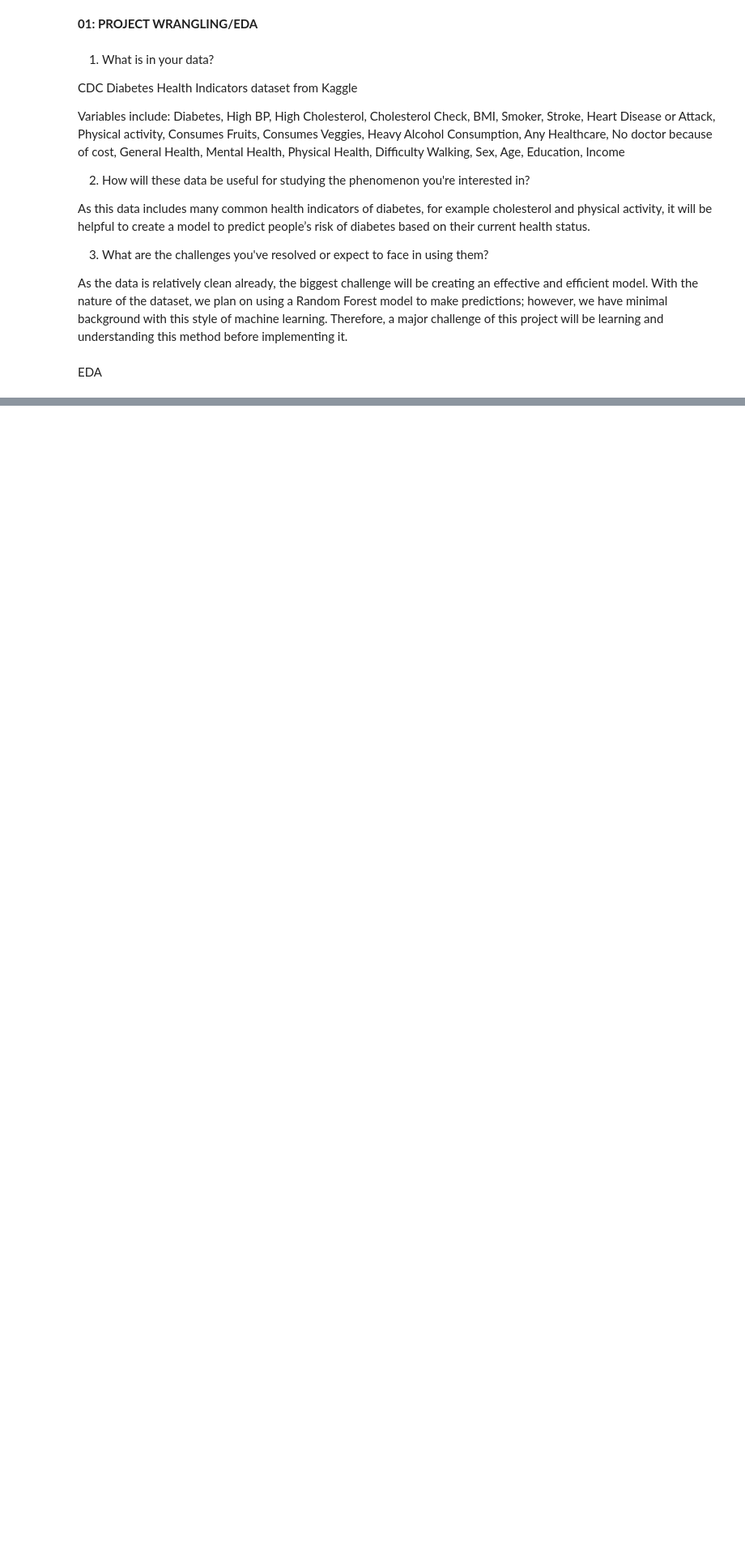
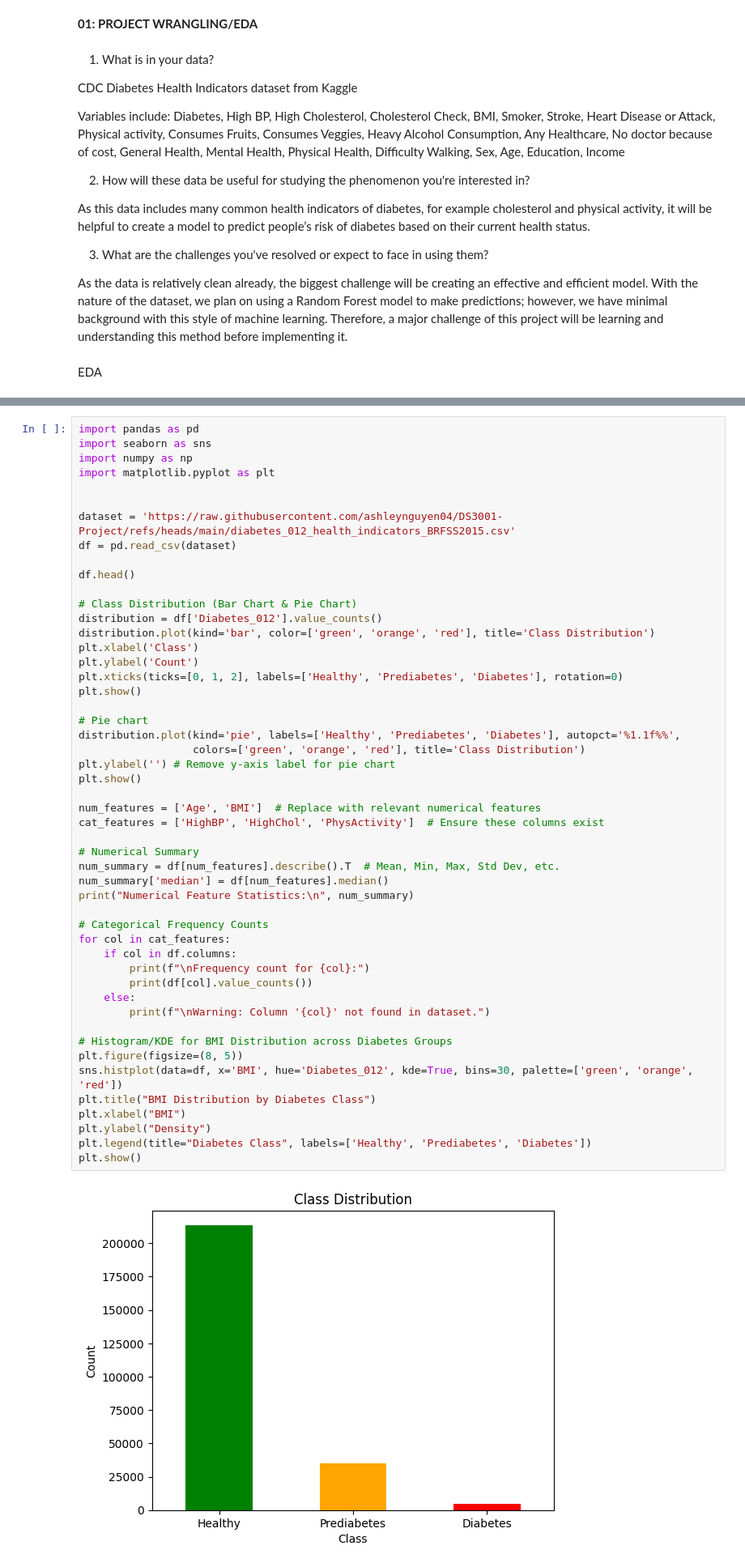
Before and after one commit to ashleynguyen04/DS3001-Project, a Jupyter notebook: projectnotebook.ipynb, the cells around one changed output, grey strips where cells are left out. Shown at 81% size. Cells and saved outputs as stored; diff of their text form; blank space fills up the shorter version.

Commit message:
basic plots and charts - need to change

```diff
--- a/projectnotebook.ipynb
+++ b/projectnotebook.ipynb
@@ -40,0 +22,52 @@ df.head()
+# %%
+import pandas as pd
+import seaborn as sns
+import numpy as np
+import matplotlib.pyplot as plt
+
+
+dataset = 'https://raw.githubusercontent.com/ashleynguyen04/DS3001-Project/refs/heads/main/diabetes_012_health_indicators_BRFSS2015.csv'
+df = pd.read_csv(dataset)
+
+df.head()
+
+# Class Distribution (Bar Chart & Pie Chart)
+distribution = df['Diabetes_012'].value_counts()
+distribution.plot(kind='bar', color=['green', 'orange', 'red'], title='Class Distribution')
+plt.xlabel('Class')
+plt.ylabel('Count')
+plt.xticks(ticks=[0, 1, 2], labels=['Healthy', 'Prediabetes', 'Diabetes'], rotation=0)
+plt.show()
+
+# Pie chart
+distribution.plot(kind='pie', labels=['Healthy', 'Prediabetes', 'Diabetes'], autopct='%1.1f%%',
+                  colors=['green', 'orange', 'red'], title='Class Distribution')
+plt.ylabel('') # Remove y-axis label for pie chart
+plt.show()
+
+num_features = ['Age', 'BMI']  # Replace with relevant numerical features
+cat_features = ['HighBP', 'HighChol', 'PhysActivity']  # Ensure these columns exist
+
+# Numerical Summary
+num_summary = df[num_features].describe().T  # Mean, Min, Max, Std Dev, etc.
+num_summary['median'] = df[num_features].median()
+print("Numerical Feature Statistics:\n", num_summary)
+
+# Categorical Frequency Counts
+for col in cat_features:
+    if col in df.columns:
+        print(f"\nFrequency count for {col}:")
+        print(df[col].value_counts())
+    else:
+        print(f"\nWarning: Column '{col}' not found in dataset.")
+
+# Histogram/KDE for BMI Distribution across Diabetes Groups
+plt.figure(figsize=(8, 5))
+sns.histplot(data=df, x='BMI', hue='Diabetes_012', kde=True, bins=30, palette=['green', 'orange', 'red'])
+plt.title("BMI Distribution by Diabetes Class")
+plt.xlabel("BMI")
+plt.ylabel("Density")
+plt.legend(title="Diabetes Class", labels=['Healthy', 'Prediabetes', 'Diabetes'])
+plt.show()
+# %% [output]
+[figure, added]
```
Also changed, not shown: parts of 2 cells of this notebook.
